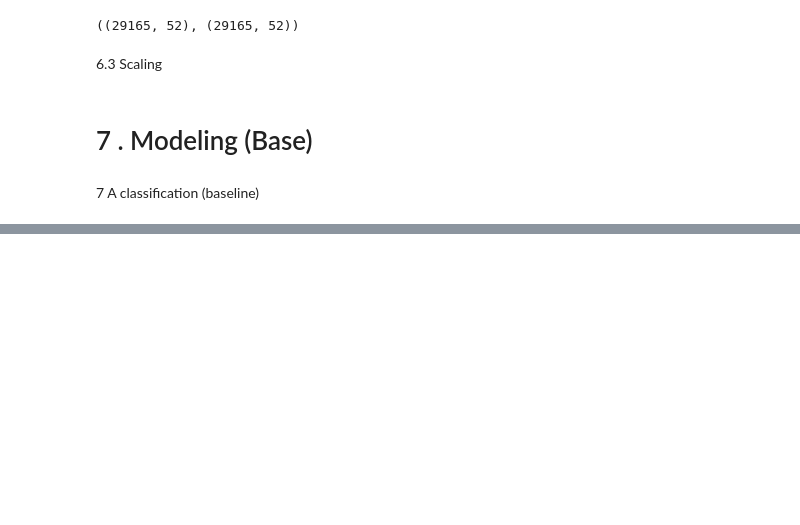
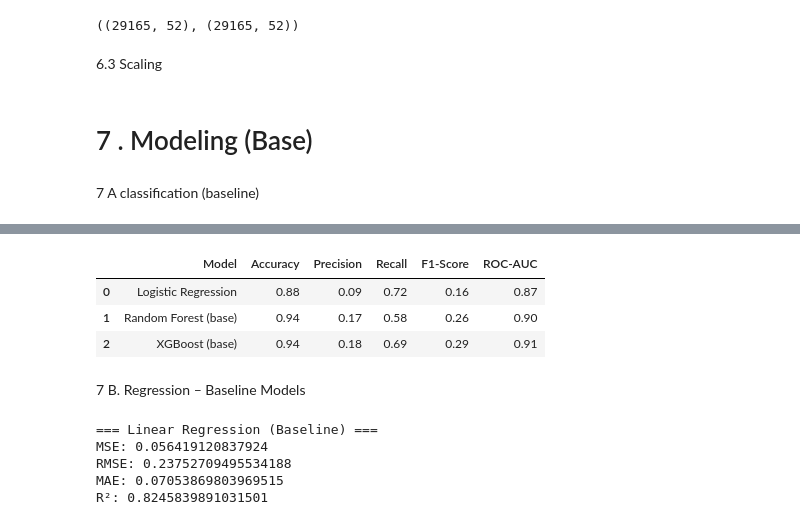
Before and after one commit to Rajabboev/hybrid_credit_risk_ML, a Jupyter notebook: Notebooks/hybrid_ml_credit_risk_16577.ipynb, the cells around one changed output, grey strips where cells are left out. Saved outputs shown, nothing was run; the diff lists cells and outputs as text; code cells hidden in the pictures; blank space fills up the shorter version.

Commit message:
Baseline Regression and Classification models

```diff
--- a/Notebooks/hybrid_ml_credit_risk_16577.ipynb
+++ b/Notebooks/hybrid_ml_credit_risk_16577.ipynb
@@ -411,0 +439,17 @@ X_test_r_scaled = scaler_r.transform(X_test_r)
+# %%
+rf_clf_base = RandomForestClassifier(
+    n_estimators=300,
+    max_depth=12,
+    class_weight="balanced",
+    random_state=42,
+    n_jobs=-1
+)
+
+rf_clf_base.fit(X_train_c, y_train_c)
+
+y_pred_rf_base = rf_clf_base.predict(X_test_c)
+y_proba_rf_base = rf_clf_base.predict_proba(X_test_c)[:, 1]
+
+print("=== Random Forest Classifier (Baseline) ===")
+print(classification_report(y_test_c, y_pred_rf_base))
+print("ROC-AUC:", roc_auc_score(y_test_c, y_proba_rf_base))
@@ -411,0 +506,38 @@ X_test_r_scaled = scaler_r.transform(X_test_r)
+# %%
+results_class_baseline = pd.DataFrame({
+    "Model": ["Logistic Regression", "Random Forest (base)", "XGBoost (base)"],
+    "Accuracy": [
+        accuracy_score(y_test_c, y_pred_log),
+        accuracy_score(y_test_c, y_pred_rf_base),
+        accuracy_score(y_test_c, y_pred_xgb_base)
+    ],
+    "Precision": [
+        precision_score(y_test_c, y_pred_log, zero_division=0),
+        precision_score(y_test_c, y_pred_rf_base, zero_division=0),
+        precision_score(y_test_c, y_pred_xgb_base, zero_division=0)
+    ],
+    "Recall": [
+        recall_score(y_test_c, y_pred_log),
+        recall_score(y_test_c, y_pred_rf_base),
+        recall_score(y_test_c, y_pred_xgb_base)
+    ],
+    "F1-Score": [
+        f1_score(y_test_c, y_pred_log),
+        f1_score(y_test_c, y_pred_rf_base),
+        f1_score(y_test_c, y_pred_xgb_base)
+    ],
+    "ROC-AUC": [
+        roc_auc_score(y_test_c, y_proba_log),
+        roc_auc_score(y_test_c, y_proba_rf_base),
+        roc_auc_score(y_test_c, y_proba_xgb_base)
+    ]
+})
+
+results_class_baseline
+# %% [output]
+|  | Model | Accuracy | Precision | Recall | F1-Score | ROC-AUC |
+| 0 | Logistic Regression | 0.88 | 0.09 | 0.72 | 0.16 | 0.87 |
+| 1 | Random Forest (base) | 0.94 | 0.17 | 0.58 | 0.26 | 0.90 |
+| 2 | XGBoost (base) | 0.94 | 0.18 | 0.69 | 0.29 | 0.91 |
+# %% [markdown]
+7 B. Regression – Baseline Models
@@ -411,0 +546,17 @@ X_test_r_scaled = scaler_r.transform(X_test_r)
+# %%
+lin_reg = LinearRegression()
+lin_reg.fit(X_train_r_scaled, y_train_r)
+
+y_pred_lin = lin_reg.predict(X_test_r_scaled)
+
+print("=== Linear Regression (Baseline) ===")
+print("MSE:", mean_squared_error(y_test_r, y_pred_lin))
+print("RMSE:", np.sqrt(mean_squared_error(y_test_r, y_pred_lin)))
+print("MAE:", mean_absolute_error(y_test_r, y_pred_lin))
+print("R²:", r2_score(y_test_r, y_pred_lin))
+# %% [output]
+=== Linear Regression (Baseline) ===
+MSE: 0.056419120837924
+RMSE: 0.23752709495534188
+MAE: 0.07053869803969515
+R²: 0.8245839891031501
```
Also changed, not shown: parts of 14 cells of this notebook.
